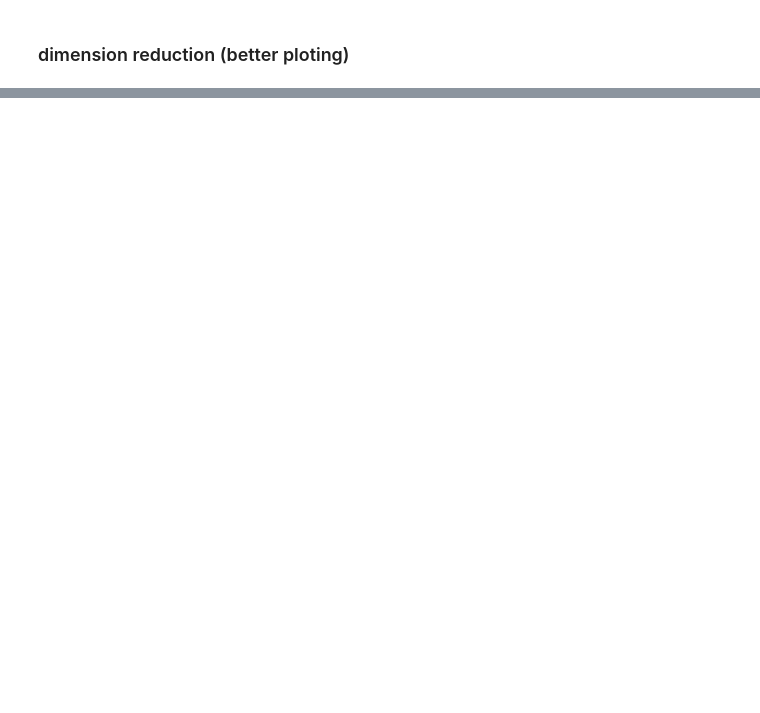
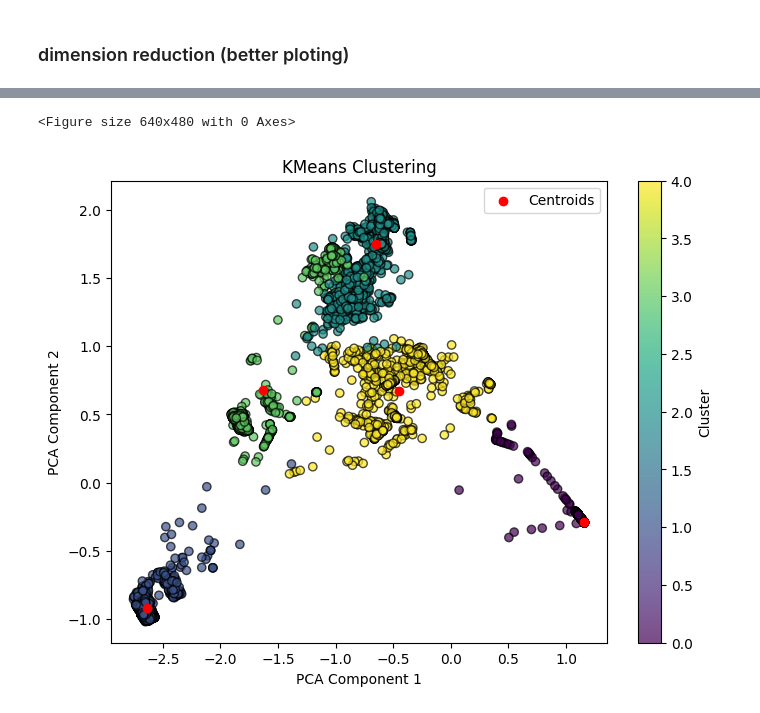
Before and after one commit to NikosKontou/6103_project, a Jupyter notebook: team_project.ipynb, the cells around one changed output, grey strips where cells are left out. Drawn from its saved outputs; the diff is of its cells as text; code cells hidden in the pictures; blank space fills up the shorter version.

```diff
--- a/team_project.ipynb
+++ b/team_project.ipynb
@@ -189,0 +270,26 @@ plt.show()
+# %%
+# we used the silhouette metric to pick a number of clusters
+kmeans = KMeans(n_clusters=5)
+kmeans.fit(X_train)
+y_kmeans = kmeans.predict(X_test)
+silhouette_values = silhouette_samples(X_test, y_kmeans)
+# %%
+# Reduce dimensions to two for better ploting
+pca = PCA(n_components=2)
+data_pca = pca.fit_transform(X_test)
+# %%
+plt.figure('kmeans)
+plt.figure(figsize=(8, 6))
+scatter = plt.scatter(data_pca[:, 0], data_pca[:, 1], c=y_kmeans, cmap='viridis', edgecolors='k', alpha=0.7)
+plt.scatter(pca.transform(kmeans.cluster_centers_)[:, 0],
+            pca.transform(kmeans.cluster_centers_)[:, 1],
+            c='red', marker='o', label='Centroids')  # Plot centroids
+plt.colorbar(scatter, label="Cluster")
+plt.xlabel("PCA Component 1")
+plt.ylabel("PCA Component 2")
+plt.title(f"KMeans Clustering")
+plt.legend()
+plt.show()
+# %% [output]
+<Figure size 640x480 with 0 Axes>
+[figure, added]
```
Also changed, not shown: parts of 18 cells of this notebook.
